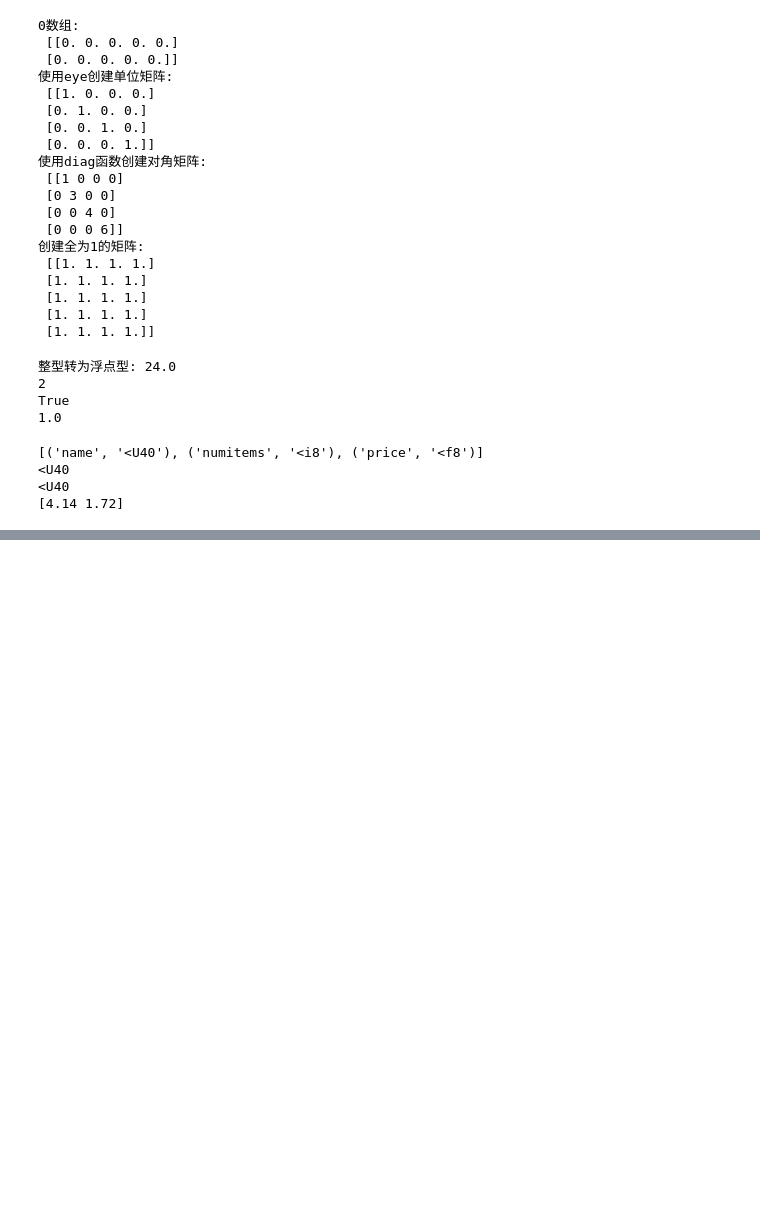
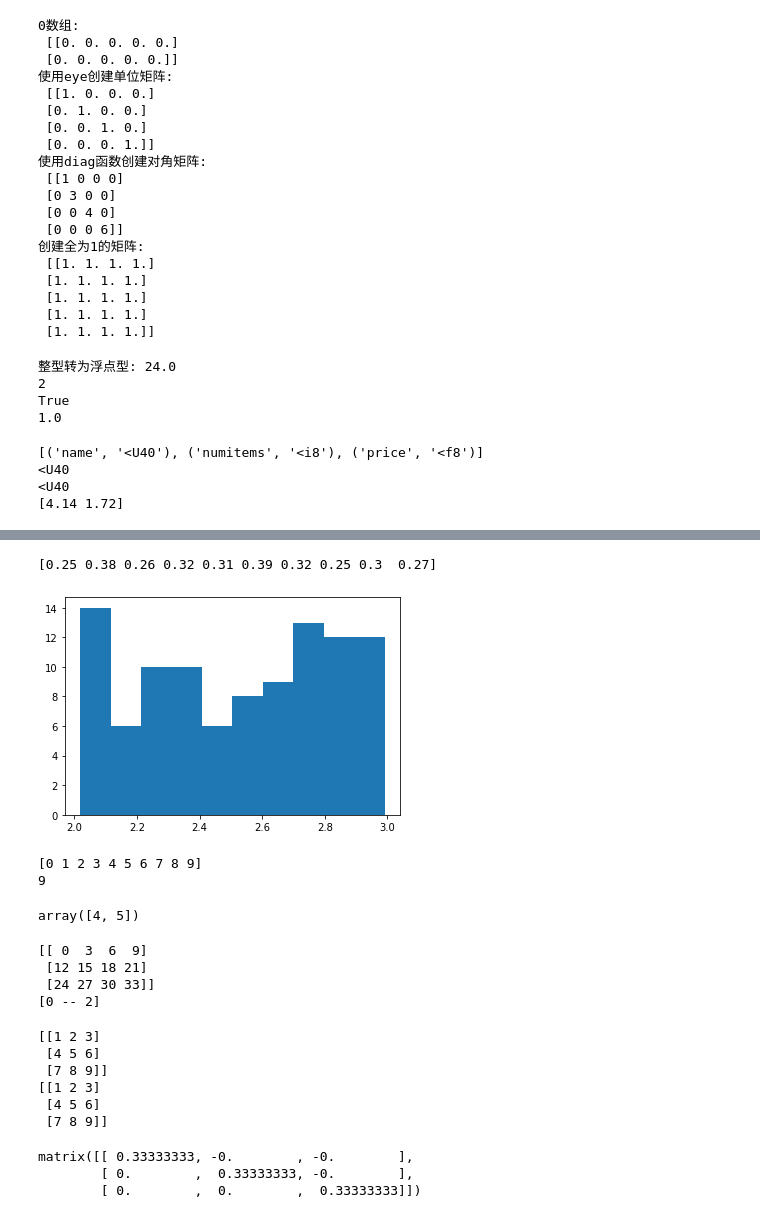
Before and after one commit to chenfangstudy/data_analysis, a Jupyter notebook: chapter_2/01-任务程序/code/chapter_2.1.ipynb, the cells around one changed output, grey strips where cells are left out. Cells and saved outputs as stored; diff of their text form; code cells hidden in the pictures; blank space fills up the shorter version.

```diff
--- a/chapter_2/01-任务程序/code/chapter_2.1.ipynb
+++ b/chapter_2/01-任务程序/code/chapter_2.1.ipynb
@@ -137,0 +151,46 @@ AttributeError: module 'matplotlib.mlab' has no attribute 'normpdf'
+# %%
+x = np.random.uniform(2, 3, 100)
+plt.hist(x)
+n = 100
+# np.random.binomial
+x = np.random.binomial(n,1/3,10)
+print(x/n)
+# %% [output]
+[0.25 0.38 0.26 0.32 0.31 0.39 0.32 0.25 0.3  0.27]
+[figure, added]
+# %%
+arr = np.arange(10)
+print(arr)
+print(arr[9])
+arr[6: 9]
+arr[: -1]
+arr[2:4] = 100, 101
+arr/10
+np.zeros_like(arr)
+np.abs(-1)
+# ?np.ravel
+x = np.arange(0, 10, 2)
+arr[x]
+arr = np.array([[1, 2, 3, 4, 5], [4, 5, 6, 7, 8], [7, 8, 9, 10, 11]])
+arr[0, 3:5]
+# %% [output]
+[0 1 2 3 4 5 6 7 8 9]
+9
+array([4, 5])
+# %%
+arr_1 = np.arange(12).reshape(3, 4)
+arr_1
+arr_2 = arr_1 * 3
+print(arr_2)
+np.hstack((arr_1, arr_2))
+? np.hstack
+#?np.concatenate
+a = np.ma.arange(3)
+a[1] = np.ma.masked
+print(a)
+#np.ma
+# %% [output]
+[[ 0  3  6  9]
+ [12 15 18 21]
+ [24 27 30 33]]
+[0 -- 2]
@@ -137,0 +202,22 @@ AttributeError: module 'matplotlib.mlab' has no attribute 'normpdf'
+# %%
+matr_1 = np.mat("1 2 3; 4 5 6; 7 8 9")
+print(matr_1)
+matr_2 = np.mat(np.arange(1, 10).reshape(3,3))
+print(matr_2)
+?np.matrix
+# %% [output]
+[[1 2 3]
+ [4 5 6]
+ [7 8 9]]
+[[1 2 3]
+ [4 5 6]
+ [7 8 9]]
+# %%
+arr_1 = np.mat(np.eye(3)*3)
+#?np.bmat
+#?np.r_
+arr_1.I
+# %% [output]
+matrix([[ 0.33333333, -0.        , -0.        ],
+        [ 0.        ,  0.33333333, -0.        ],
+        [ 0.        ,  0.        ,  0.33333333]])
```
Also changed, not shown: parts of 5 cells of this notebook.
